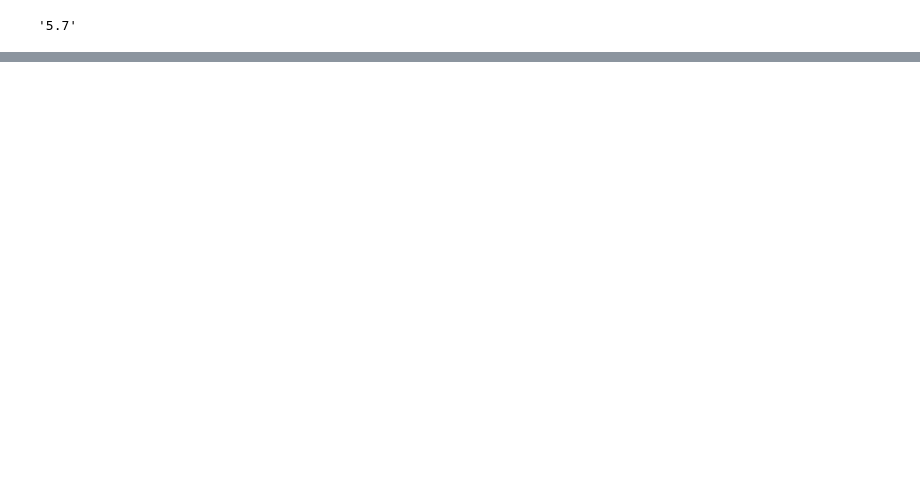
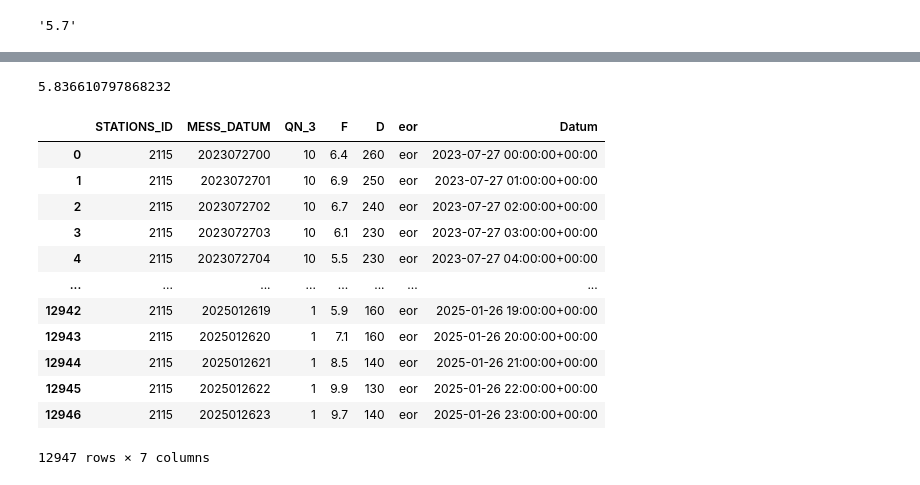
Before and after one commit to strubbi77/breisgauwind, a Jupyter notebook: wind_breisgau.ipynb, the cells around one changed output, grey strips where cells are left out. Drawn from its saved outputs; the diff is of its cells as text; code cells hidden in the pictures; blank space fills up the shorter version.

```diff
--- a/wind_breisgau.ipynb
+++ b/wind_breisgau.ipynb
@@ -87,0 +107,20 @@ Strom
+# %%
+DWD_Daten['   F'].mean()
+# %% [output]
+5.836610797868232
+# %%
+DWD_Daten
+# %% [output]
+|  | STATIONS_ID | MESS_DATUM | QN_3 | F | D | eor | Datum |
+| 0 | 2115 | 2023072700 | 10 | 6.4 | 260 | eor | 2023-07-27 00:00:00+00:00 |
+| 1 | 2115 | 2023072701 | 10 | 6.9 | 250 | eor | 2023-07-27 01:00:00+00:00 |
+| 2 | 2115 | 2023072702 | 10 | 6.7 | 240 | eor | 2023-07-27 02:00:00+00:00 |
+| 3 | 2115 | 2023072703 | 10 | 6.1 | 230 | eor | 2023-07-27 03:00:00+00:00 |
+| 4 | 2115 | 2023072704 | 10 | 5.5 | 230 | eor | 2023-07-27 04:00:00+00:00 |
+| ... | ... | ... | ... | ... | ... | ... | ... |
+| 12942 | 2115 | 2025012619 | 1 | 5.9 | 160 | eor | 2025-01-26 19:00:00+00:00 |
+| 12943 | 2115 | 2025012620 | 1 | 7.1 | 160 | eor | 2025-01-26 20:00:00+00:00 |
+| 12944 | 2115 | 2025012621 | 1 | 8.5 | 140 | eor | 2025-01-26 21:00:00+00:00 |
+| 12945 | 2115 | 2025012622 | 1 | 9.9 | 130 | eor | 2025-01-26 22:00:00+00:00 |
+| 12946 | 2115 | 2025012623 | 1 | 9.7 | 140 | eor | 2025-01-26 23:00:00+00:00 |
+12947 rows × 7 columns
```
Also changed, not shown: parts of 7 cells of this notebook, 1 other file.
